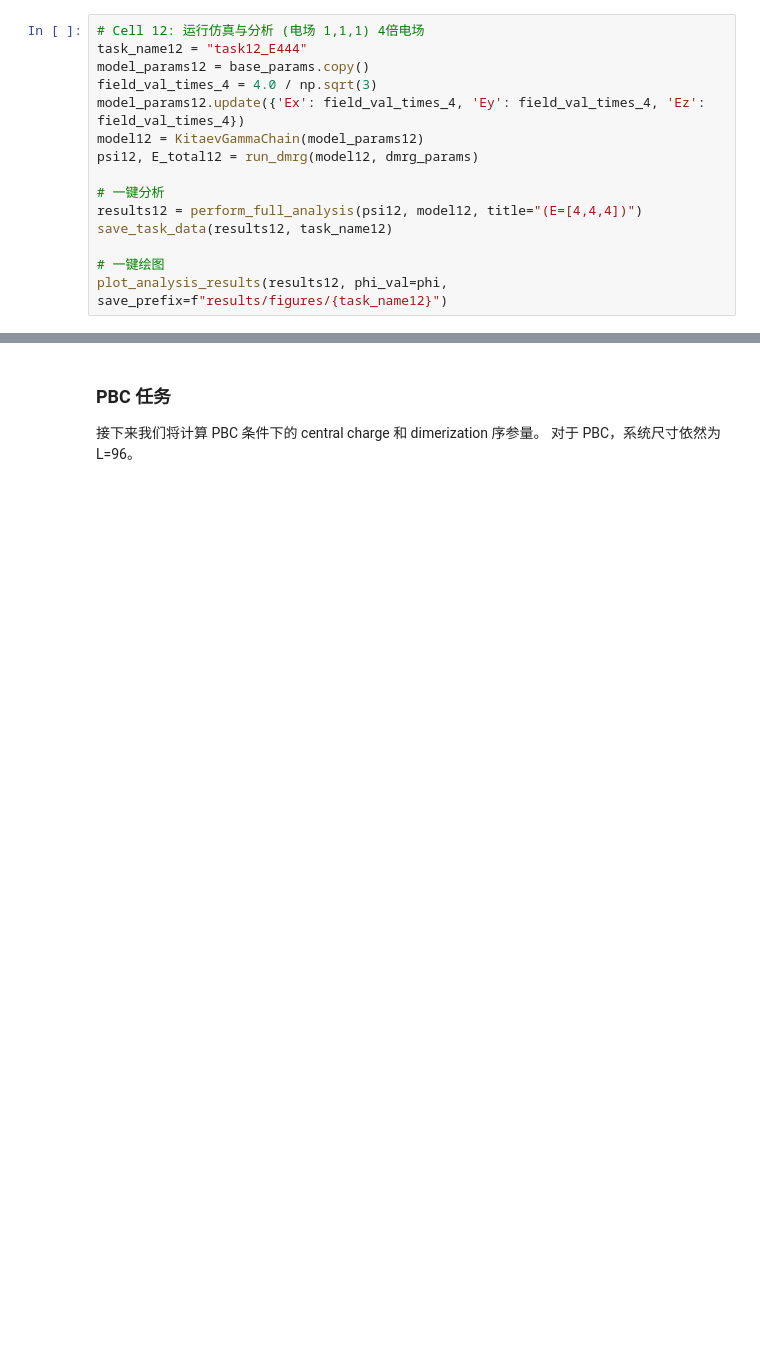
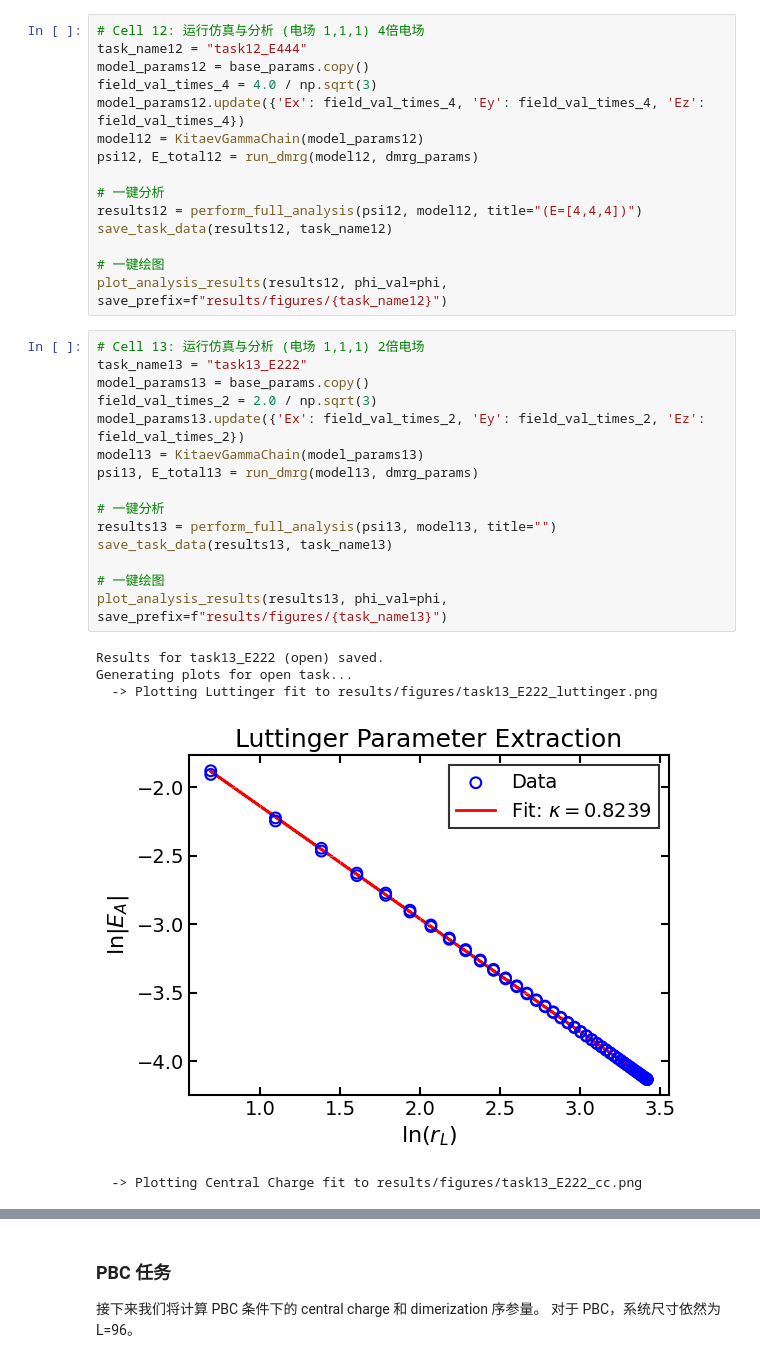
Before and after one commit to misaka19683/KSHEE, a Jupyter notebook: hamitonian.ipynb, the cells around one changed output, grey strips where cells are left out. Saved outputs shown, nothing was run; the diff lists cells and outputs as text; blank space fills up the shorter version.

```diff
--- a/hamitonian.ipynb
+++ b/hamitonian.ipynb
@@ -457,3 +457,24 @@ save_task_data(results12, task_name12)
 
 # 一键绘图
 plot_analysis_results(results12, phi_val=phi, save_prefix=f"results/figures/{task_name12}")
+# %%
+# Cell 13: 运行仿真与分析 (电场 1,1,1) 2倍电场
+task_name13 = "task13_E222"
+model_params13 = base_params.copy()
+field_val_times_2 = 2.0 / np.sqrt(3)
+model_params13.update({'Ex': field_val_times_2, 'Ey': field_val_times_2, 'Ez': field_val_times_2})
+model13 = KitaevGammaChain(model_params13)
+psi13, E_total13 = run_dmrg(model13, dmrg_params)
+
+# 一键分析
+results13 = perform_full_analysis(psi13, model13, title="")
+save_task_data(results13, task_name13)
+
+# 一键绘图
+plot_analysis_results(results13, phi_val=phi, save_prefix=f"results/figures/{task_name13}")
+# %% [output]
+Results for task13_E222 (open) saved.
+Generating plots for open task...
+  -> Plotting Luttinger fit to results/figures/task13_E222_luttinger.png
+[figure, added]
+  -> Plotting Central Charge fit to results/figures/task13_E222_cc.png
```
Also changed, not shown: parts of 8 cells of this notebook.
